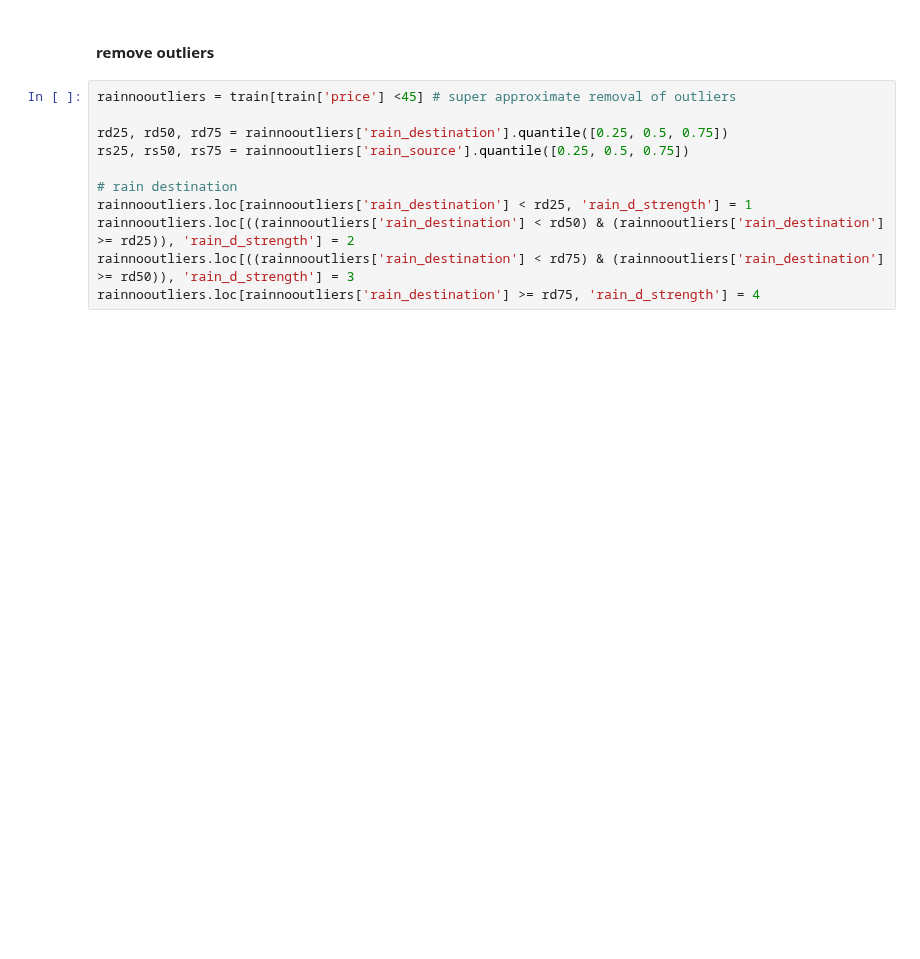
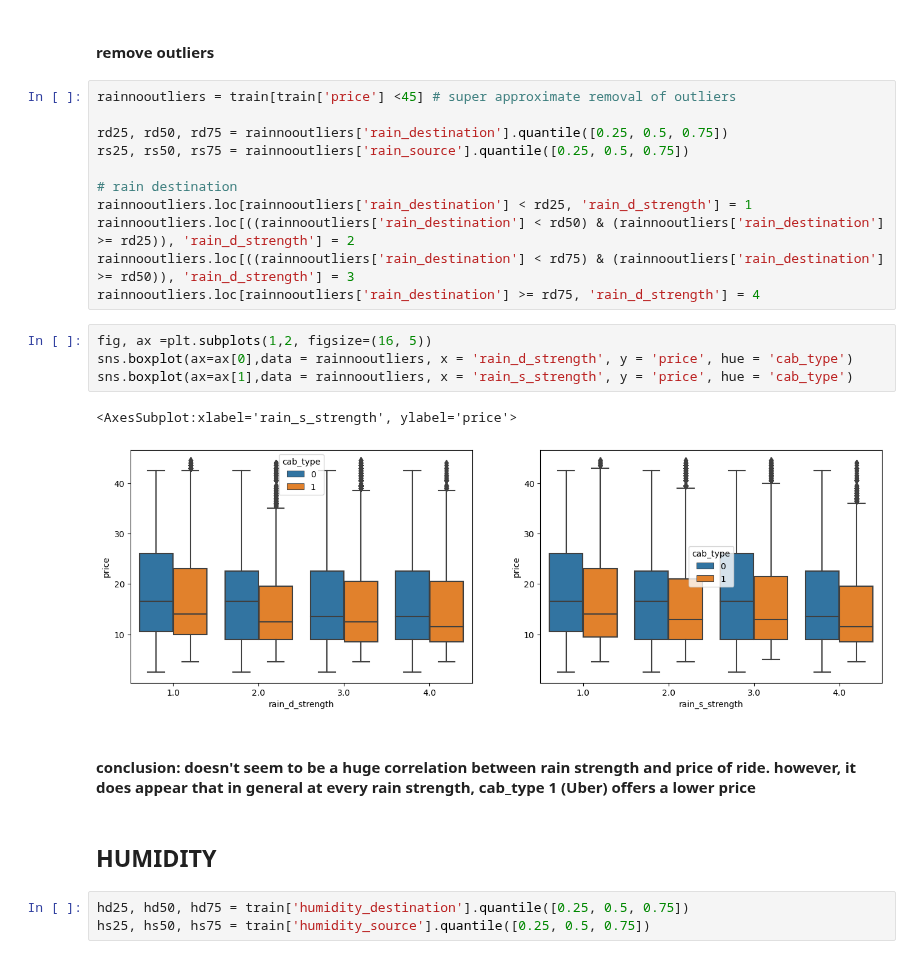
Before and after one commit to cndywu/TheYelpers, a Jupyter notebook: Cindy_EDA.ipynb, the cells around one changed output. Cells and saved outputs as stored; diff of their text form; blank space fills up the shorter version.

```diff
--- a/Cindy_EDA.ipynb
+++ b/Cindy_EDA.ipynb
@@ -94,3 +88,17 @@ rainnooutliers.loc[rainnooutliers['rain_destination'] < rd25, 'rain_d_strength']
 rainnooutliers.loc[((rainnooutliers['rain_destination'] < rd50) & (rainnooutliers['rain_destination'] >= rd25)), 'rain_d_strength'] = 2
 rainnooutliers.loc[((rainnooutliers['rain_destination'] < rd75) & (rainnooutliers['rain_destination'] >= rd50)), 'rain_d_strength'] = 3
 rainnooutliers.loc[rainnooutliers['rain_destination'] >= rd75, 'rain_d_strength'] = 4
+# %%
+fig, ax =plt.subplots(1,2, figsize=(16, 5))
+sns.boxplot(ax=ax[0],data = rainnooutliers, x = 'rain_d_strength', y = 'price', hue = 'cab_type')
+sns.boxplot(ax=ax[1],data = rainnooutliers, x = 'rain_s_strength', y = 'price', hue = 'cab_type')
+# %% [output]
+<AxesSubplot:xlabel='rain_s_strength', ylabel='price'>
+[figure, added]
+# %% [markdown]
+#### conclusion: doesn't seem to be a huge correlation between rain strength and price of ride. however, it does appear that in general at every rain strength, cab_type 1 (Uber) offers a lower price
+# %% [markdown]
+## HUMIDITY
+# %%
+hd25, hd50, hd75 = train['humidity_destination'].quantile([0.25, 0.5, 0.75])
+hs25, hs50, hs75 = train['humidity_source'].quantile([0.25, 0.5, 0.75])
```
Also changed, not shown: parts of 20 cells of this notebook.
